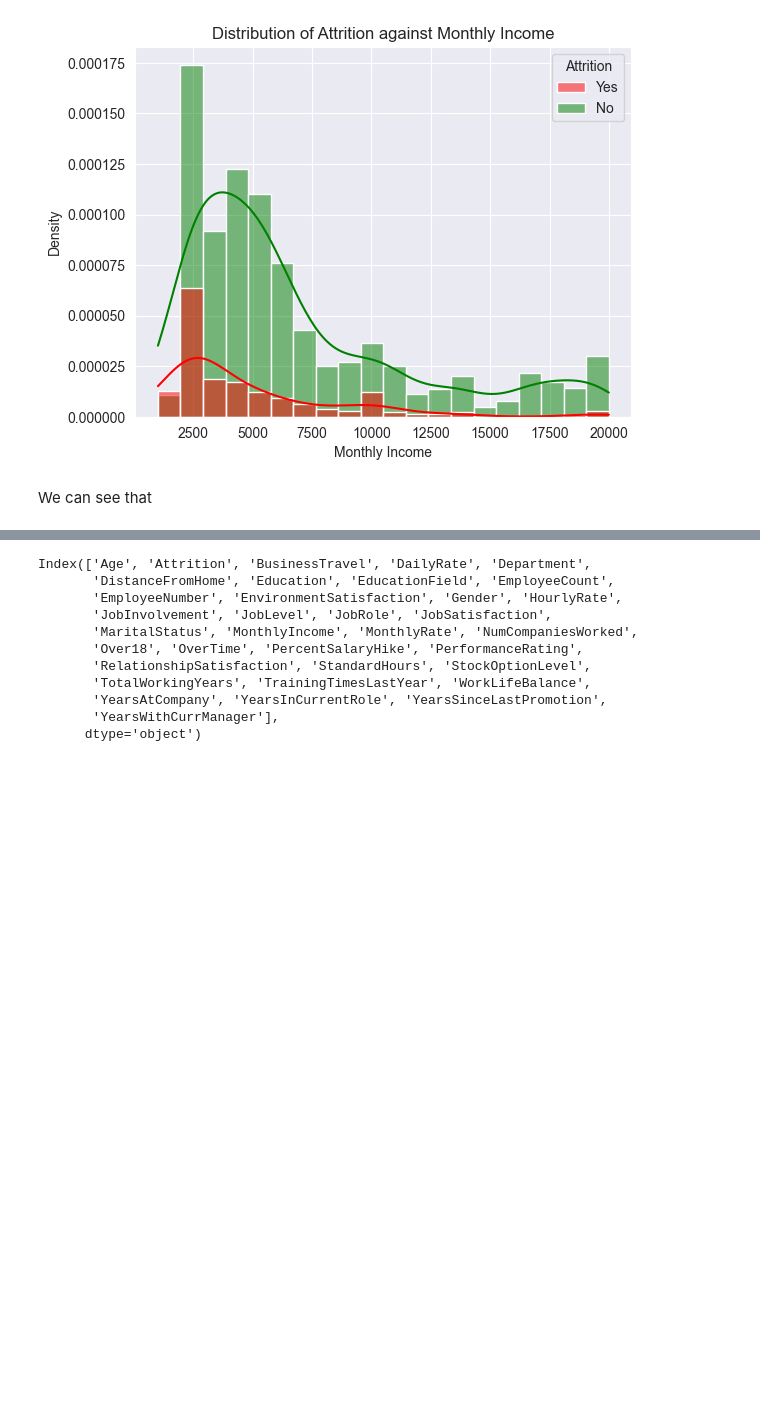
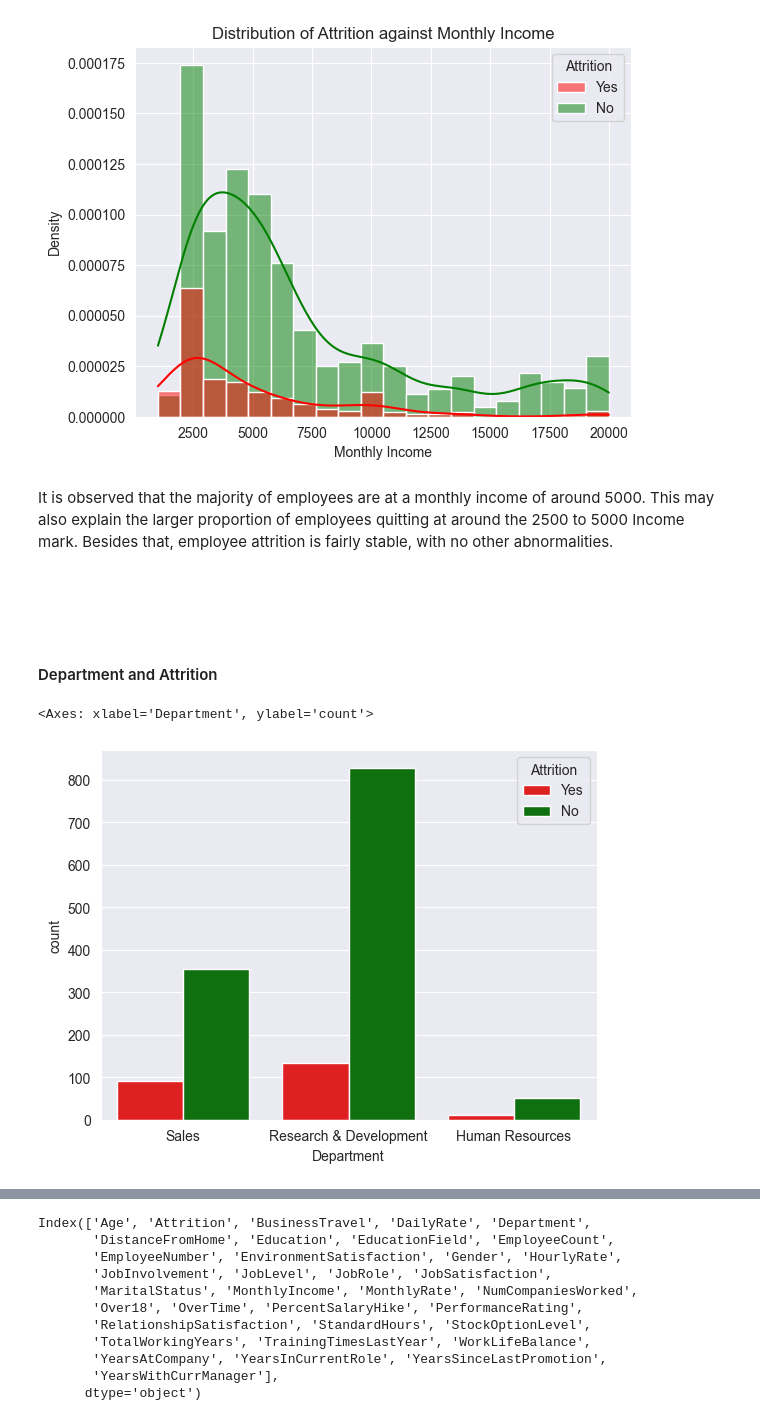
Before and after one commit to Jensen-T/HR-Analysis, a Jupyter notebook: hr-analysis.ipynb, the cells around one changed output, grey strips where cells are left out. Saved outputs shown, nothing was run; the diff lists cells and outputs as text; code cells hidden in the pictures; blank space fills up the shorter version.

```diff
--- a/hr-analysis.ipynb
+++ b/hr-analysis.ipynb
@@ -140,5 +140,14 @@ plt.ylabel("Density")
 plt.show()
 # %% [output]
 [figure]
-# %% [markdown]
-We can see that
+# %% [markdown]
+It is observed that the majority of employees are at a monthly income of around 5000. This may also explain the larger proportion of employees quitting at around the 2500 to 5000 Income mark. Besides that, employee attrition is fairly stable, with no other abnormalities.
+# %% [markdown]
+<br><br>
+# %% [markdown]
+#### Department and Attrition
+# %%
+sns.countplot(data = df, x = 'Department', hue = 'Attrition', palette = {'Yes': 'red', 'No': 'green'})
+# %% [output]
+<Axes: xlabel='Department', ylabel='count'>
+[figure, added]
```
Also changed, not shown: parts of 6 cells of this notebook.
